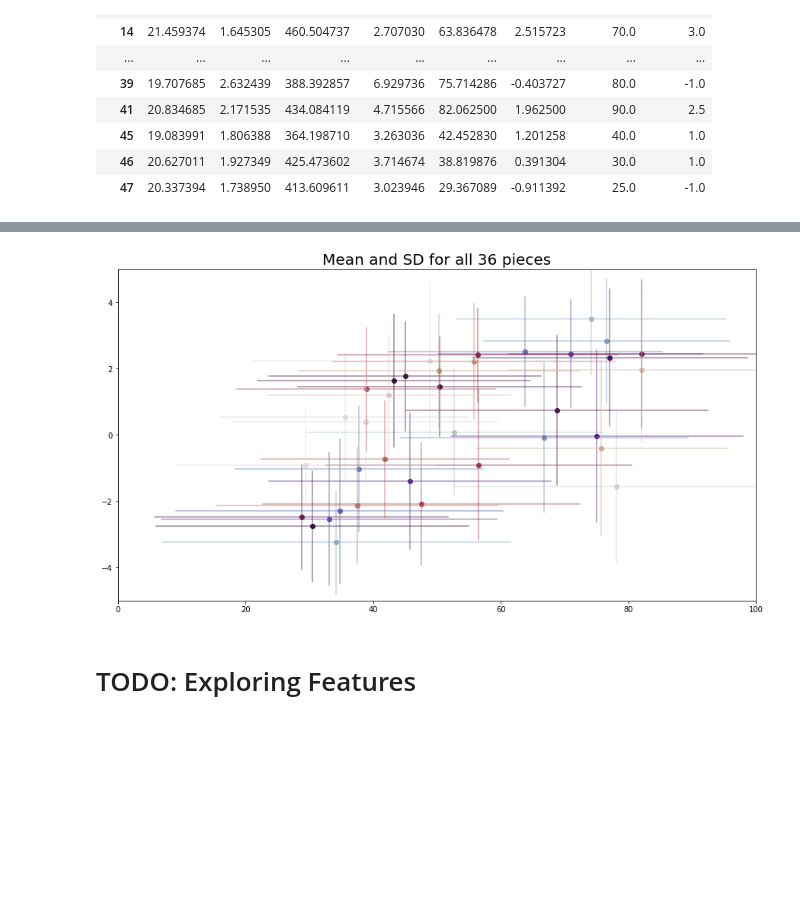
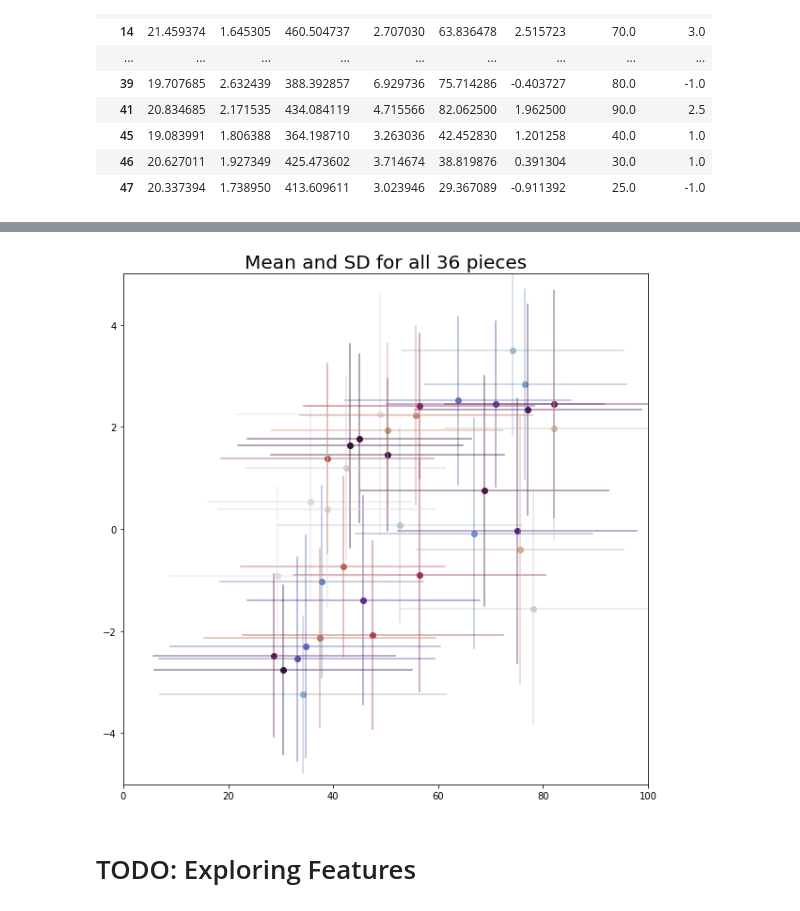
Before and after one commit to sh0w/machine-learning-pattern-classfication, a Jupyter notebook: task2_data_exploration/MLPC.ipynb, the cells around one changed output, grey strips where cells are left out. Drawn from its saved outputs; the diff is of its cells as text; code cells hidden in the pictures; blank space fills up the shorter version.

```diff
--- a/task2_data_exploration/MLPC.ipynb
+++ b/task2_data_exploration/MLPC.ipynb
@@ -111,30 +136,31 @@ for i in sample_pieces:
 # %%
 
-plt.figure(figsize=(15,8))
+#plt.figure(figsize=(15,8))
+plt.figure(figsize=(10,10))
 
 for p_id in piece_ids:
 
     p = plot_data.loc[p_id]
     a_v = p.a_variance
     v_v = p.a_variance
     a_sd = p.a_sd
     v_sd = p.v_sd
     a_m = p.a_mean
     v_m = p.v_mean
     a_med = p.a_median
     v_med = p.v_median
 
     plt.scatter(x=a_m, y=v_m, color=colors(piece_ids.tolist().index(p_id)))
     plt.plot([a_m - a_sd, a_m + a_sd], [v_m, v_m], alpha=0.5, color=colors(piece_ids.tolist().index(p_id)))
     plt.plot([a_m, a_m], [v_m-v_sd, v_m+v_sd], alpha=0.5, color=colors(piece_ids.tolist().index(p_id)))
     plt.ylim(-5,5)
     plt.xlim(0,100)
 
 
 plt.title("Mean and SD for all 36 pieces", fontsize=20)
 plt.show()
 # %% [output]
-[figure, old version]
+[figure, new version]
 # %% [markdown]
 # TODO: Exploring Features
 # %%
```
Also changed, not shown: parts of 4 cells of this notebook.
